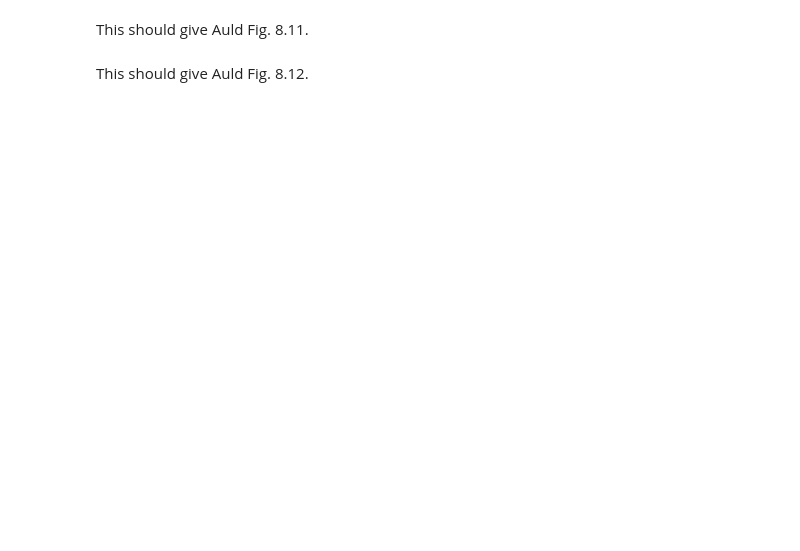
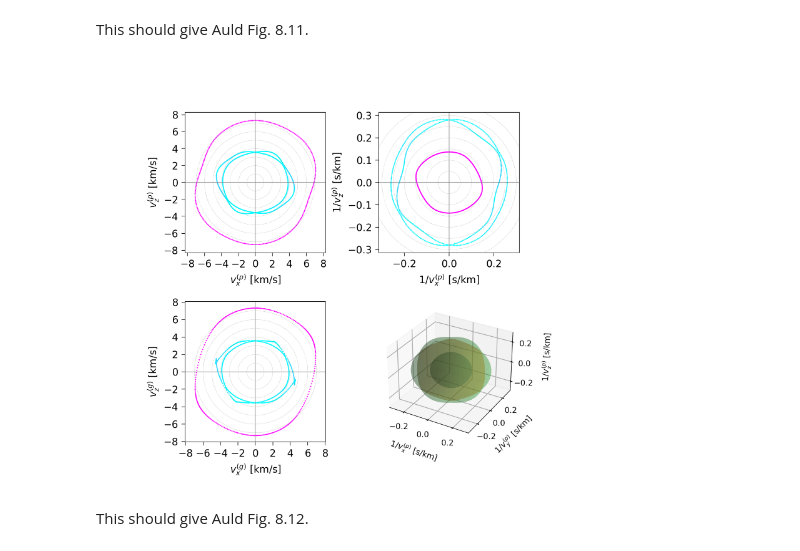
Before and after one commit to michaeljsteel/NumBAT, a Jupyter notebook: examples/bulkprops/bulk_02_linb_crystal_props.ipynb, the cells around one changed output. Saved outputs shown, nothing was run; the diff lists cells and outputs as text; code cells hidden in the pictures; blank space fills up the shorter version.

```diff
--- a/examples/bulkprops/bulk_02_linb_crystal_props.ipynb
+++ b/examples/bulkprops/bulk_02_linb_crystal_props.ipynb
@@ -475,9 +428,14 @@ img_pair(imgrot_z_off, "images/auld_fig8_9.png", 'Z cut piezo off', 'Z cut piezo
 # %% [markdown]
 This should give Auld Fig. 8.11.
 # %%
+mat_LiNbO3_negx = mat_LiNbO3_nat.copy()
+mat_LiNbO3_negx.set_orientation('negx-cut')
+
 mat_LiNbO3_negx.enable_piezoelectric_effects()
-imgon = mat_LiNbO3_negx.plot_bulk_dispersion("tmp_negxcut_piezo_on", show_poln=False)
+imgon = mat_LiNbO3_negx.plot_bulk_dispersion_all("tmp_negxcut_piezo_on", show_poln=False)
 display(Image(imgon, width=500))
+# %% [output]
+[figure, added]
 # %% [markdown]
 This should give Auld Fig. 8.12.
 # %%
```
Also changed, not shown: parts of 14 cells of this notebook, 3 other files.
